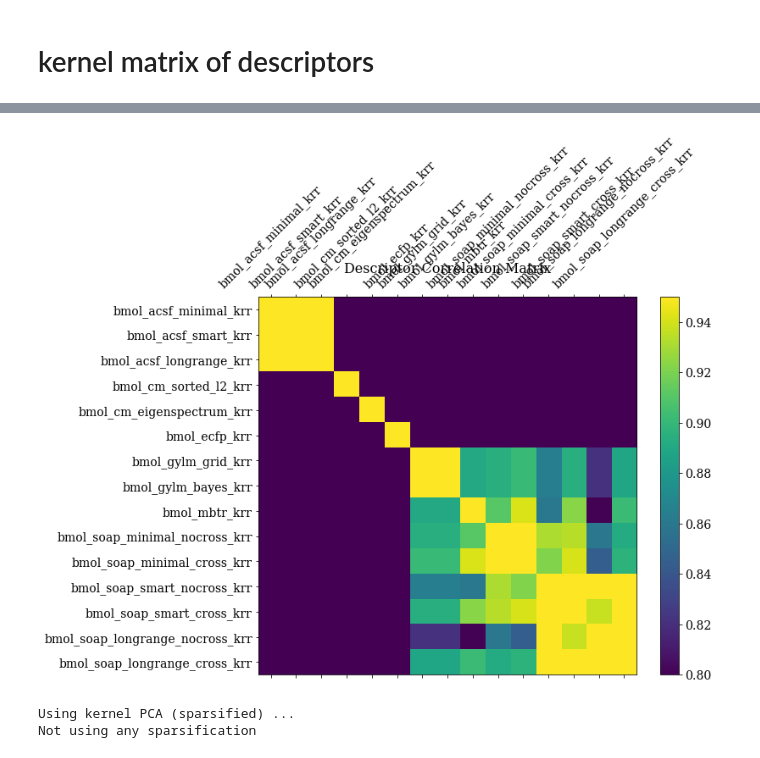
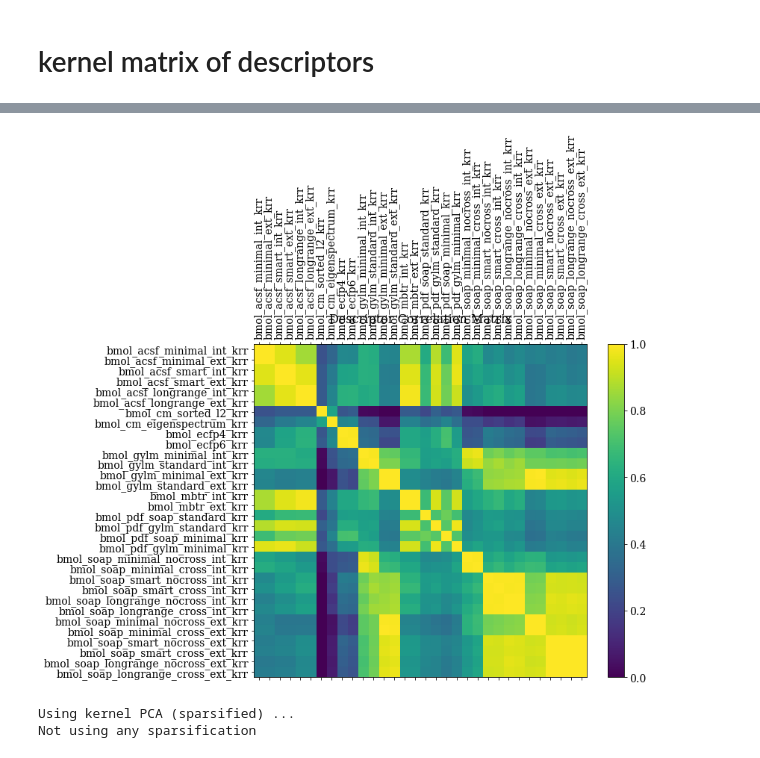
Before and after one commit to BingqingCheng/linear-regression-benchmarks, a Jupyter notebook: analysis-kit/analysis.ipynb, the cells around one changed output, grey strips where cells are left out. Saved outputs shown, nothing was run; the diff lists cells and outputs as text; code cells hidden in the pictures.

```diff
--- a/analysis-kit/analysis.ipynb
+++ b/analysis-kit/analysis.ipynb
@@ -10,7 +51,7 @@ from bml_analysis_plot import *
 # %% [markdown]
 ## parse
 # %%
-prefix = 'small-molecules'
+prefix = 'FH51'
 file_prefix = 'benchmark_'+prefix
 # %%
 by_model = parse(file_prefix+'.json.gz')
@@ -221,7 +340,9 @@ for i,k in enumerate(by_model.keys()):
 # %% [markdown]
 # kernel matrix of descriptors
 # %%
-desc_kmat = np.loadtxt(prefix+"-descriptors.kmat")
+# note that we clip the min
+desc_kmat = np.clip(np.loadtxt(prefix+"-descriptors-spearman.kmat"),0,1)
+#desc_kmat = desc_kmat+np.ones(np.shape(desc_kmat))
 desc_names = np.genfromtxt(prefix+"-descriptors.names", dtype='str')
 # %%
 print(desc_names)
@@ -235,13 +365,13 @@ print(desc_names)
 # %%
 f = plt.figure(figsize=(10, 8))
-plt.matshow(desc_kmat, fignum=f.number,vmin=0.8, vmax=0.95)
-plt.xticks(range(desc_kmat.shape[1]), desc_names, fontsize=14, rotation=45)
+plt.matshow(desc_kmat, fignum=f.number,vmin=None, vmax=None)
+plt.xticks(range(desc_kmat.shape[1]), desc_names, fontsize=14, rotation=90)
 plt.yticks(range(desc_kmat.shape[1]), desc_names, fontsize=14)
 cb = plt.colorbar()
 cb.ax.tick_params(labelsize=14)
 plt.title('Descriptor Correlation Matrix', fontsize=16);
 # %% [output]
-[figure, old version]
+[figure, new version]
 # %%
 reduce_dict2 = {}
 reduce_dict2['kpca'] = {"type": 'SPARSE_KPCA',
```
Also changed, not shown: parts of 38 cells of this notebook, 4 other files.
